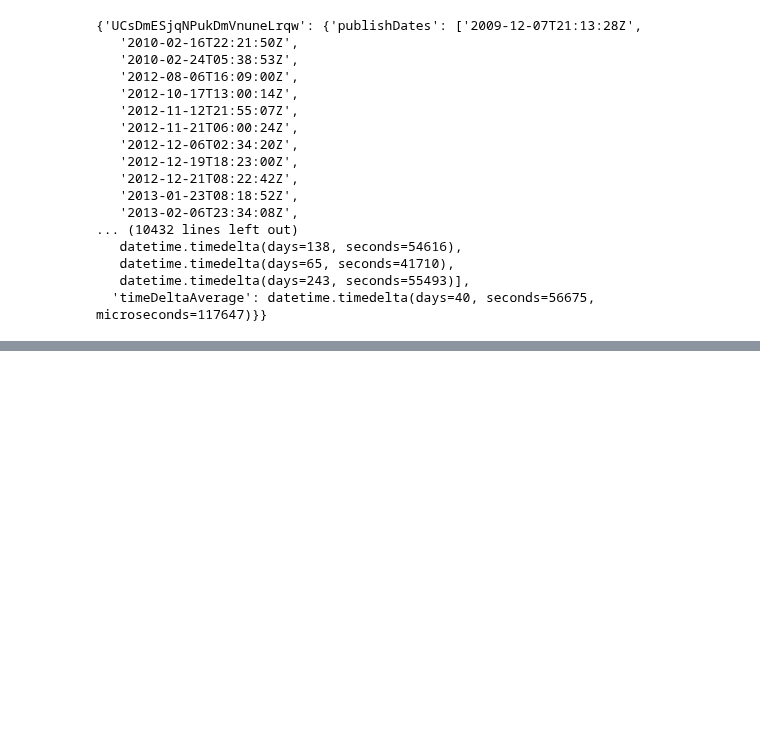
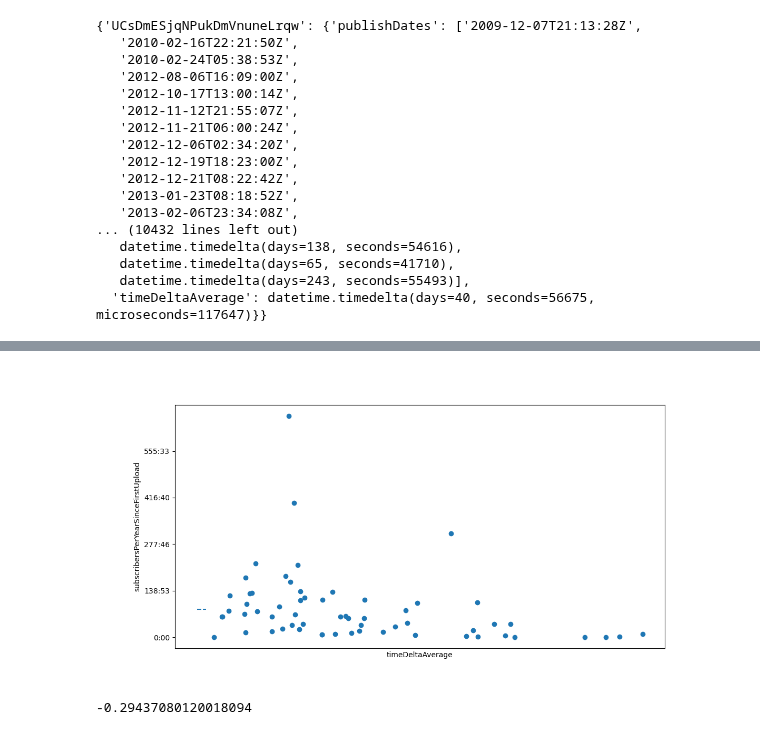
Before and after one commit to ojiwon-kenobi/youtuberChannels, a Jupyter notebook: dataProcessing.ipynb, the cells around one changed output, grey strips where cells are left out. Cells and saved outputs as stored; diff of their text form; code cells hidden in the pictures; blank space fills up the shorter version.

```diff
--- a/dataProcessing.ipynb
+++ b/dataProcessing.ipynb
@@ -644,0 +701,58 @@ NameError: name 'channelInfo_master_df' is not defined
+# %%
+import mplcursors
+import matplotlib.pyplot as plt
+import numpy as np
+import scipy.stats
+import matplotlib
+
+without_updateDelta_outlier = channelHolisticInfo.drop('42')
+without_sub_outlier = channelHolisticInfo.drop(['29'])
+without_updateDelta_and_sub_outlier = channelHolisticInfo.drop(['42', '29'])
+def timeDeltaAverageToSubCount(df):
+    x_name = "timeDeltaAverage"
+    y_name = "subscribersPerYearSinceFirstUpload"
+    tooltip_name = "channelName"
+    tt=df[tooltip_name]
+    x= [float(strpFromTimeDelta(i)) for i in df[x_name]]
+    y=df[y_name]
+    zipped = zip(x, y)
+
+    # tt = df[tooltip_name]
+
+    fig, ax = plt.subplots(1, figsize=(12,6))
+
+    ax.xaxis.set_major_formatter(formatter)
+    # this locates y-ticks at the hours
+    ax.xaxis.set_major_locator(matplotlib.ticker.MultipleLocator(base=3600))
+    # this ensures each bar has a 'date' label
+
+    sc = ax.scatter(x, y)
+    # Plot the average line
+    avg_score= np.mean([i for i in y])
+    mean_x=np.arange(0,62,1)
+    mean_y=[avg_score for i in np.zeros_like(channelInfo_master_df['subscribersPerYearSinceFirstUpload'])]
+    mean_line = ax.plot(mean_x,mean_y, label='Mean', linestyle='--')
+    plt.tick_params(
+        axis='x',          # changes apply to the x-axis
+        which='both',      # both major and minor ticks are affected
+        bottom=False,      # ticks along the bottom edge are off
+        top=False,         # ticks along the top edge are off
+        labelbottom=False) # labels along the bottom edge are off
+    cursor = mplcursors.cursor(sc, hover=True)
+    cursor.connect(
+        "add", lambda sel: sel.annotation.set_text(tt[sel.index]))
+    plt.xlabel(x_name)
+    plt.ylabel(y_name)
+    ax.yaxis.set_major_formatter(formatter)
+    plt.show()
+    m, b = np.polyfit(x, y, 1)
+    plt.plot(x, m*np.array(x) + b)
+    result = scipy.stats.linregress(x, y)
+    print(result.rvalue)
+
+timeDeltaAverageToSubCount(without_updateDelta_outlier)
+timeDeltaAverageToSubCount(without_sub_outlier)
+timeDeltaAverageToSubCount(without_updateDelta_and_sub_outlier)
+# %% [output]
+[figure, added]
+-0.29437080120018094
```
Also changed, not shown: parts of 7 cells of this notebook.
